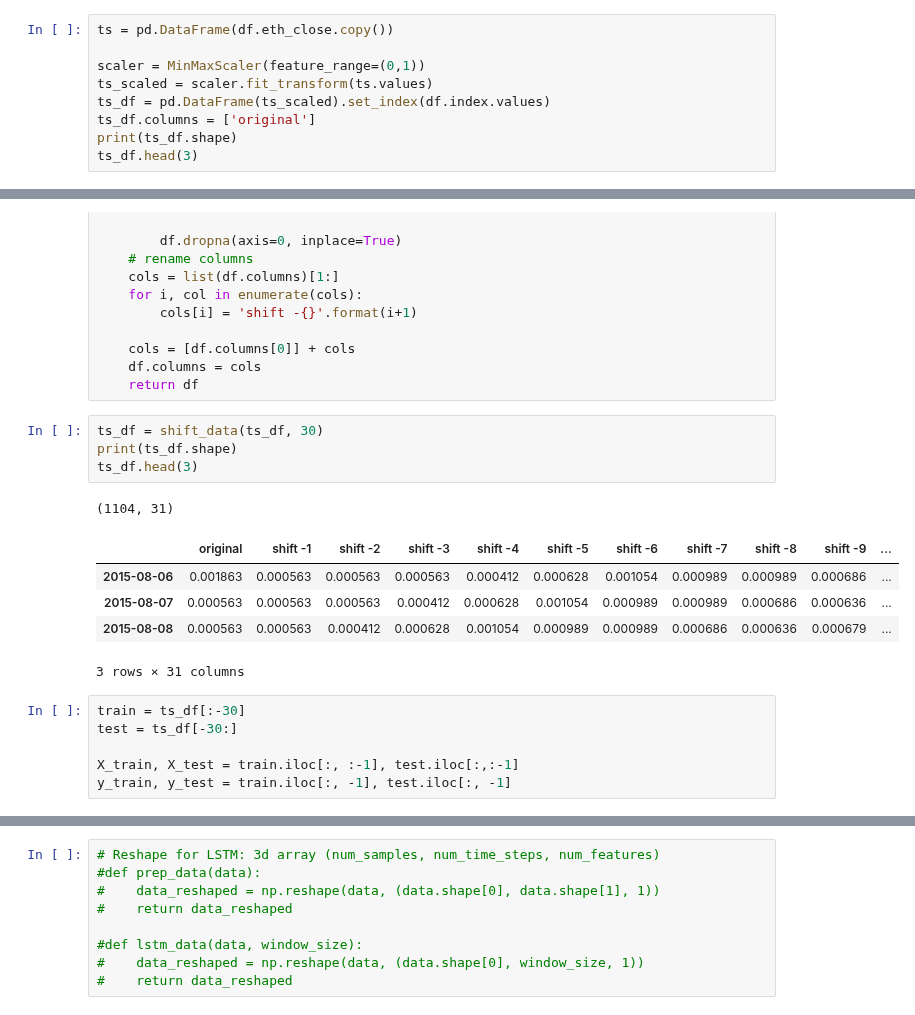
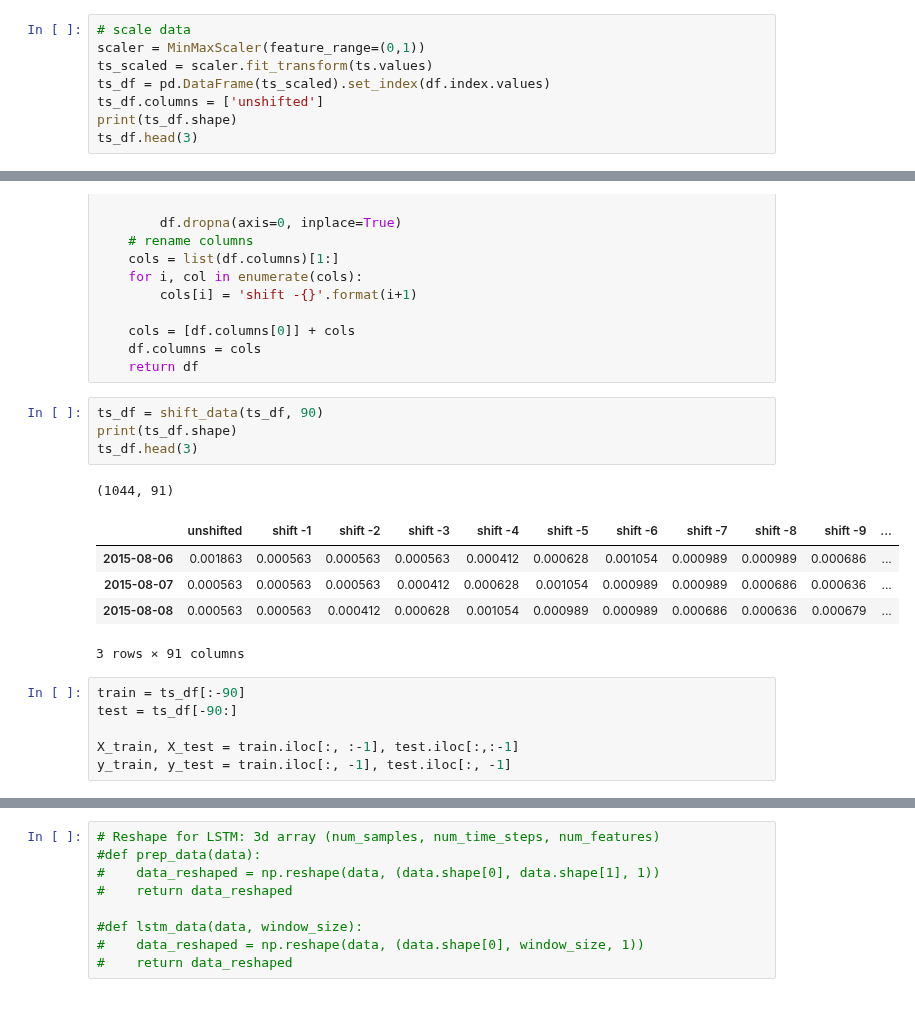
Before and after one commit to brianmcguckin/thinkful_unit_06_specializations, a Jupyter notebook: eth_tsa/lstm_rnn_moving_window.ipynb, the cells around one changed output, grey strips where cells are left out. Saved outputs shown, nothing was run; the diff lists cells and outputs as text.

```diff
--- a/eth_tsa/lstm_rnn_moving_window.ipynb
+++ b/eth_tsa/lstm_rnn_moving_window.ipynb
@@ -32,10 +59,9 @@ df.set_index("date", drop=True, inplace=True)
 # %%
-ts = pd.DataFrame(df.eth_close.copy())
-
+# scale data
 scaler = MinMaxScaler(feature_range=(0,1))
 ts_scaled = scaler.fit_transform(ts.values)
 ts_df = pd.DataFrame(ts_scaled).set_index(df.index.values)
-ts_df.columns = ['original']
+ts_df.columns = ['unshifted']
 print(ts_df.shape)
 ts_df.head(3)
 # %% [output]
@@ -61,19 +87,19 @@ def shift_data(df, window_size):
     df.columns = cols
     return df
 # %%
-ts_df = shift_data(ts_df, 30)
+ts_df = shift_data(ts_df, 90)
 print(ts_df.shape)
 ts_df.head(3)
 # %% [output]
-(1104, 31)
+(1044, 91)
-|  | original | shift -1 | shift -2 | shift -3 | shift -4 | shift -5 | shift -6 | shift -7 | shift -8 | shift -9 | ... |
+|  | unshifted | shift -1 | shift -2 | shift -3 | shift -4 | shift -5 | shift -6 | shift -7 | shift -8 | shift -9 | ... |
 | 2015-08-06 | 0.001863 | 0.000563 | 0.000563 | 0.000563 | 0.000412 | 0.000628 | 0.001054 | 0.000989 | 0.000989 | 0.000686 | ... |
 | 2015-08-07 | 0.000563 | 0.000563 | 0.000563 | 0.000412 | 0.000628 | 0.001054 | 0.000989 | 0.000989 | 0.000686 | 0.000636 | ... |
 | 2015-08-08 | 0.000563 | 0.000563 | 0.000412 | 0.000628 | 0.001054 | 0.000989 | 0.000989 | 0.000686 | 0.000636 | 0.000679 | ... |
-3 rows × 31 columns
+3 rows × 91 columns
 # %%
-train = ts_df[:-30]
-test = ts_df[-30:]
+train = ts_df[:-90]
+test = ts_df[-90:]
 
 X_train, X_test = train.iloc[:, :-1], test.iloc[:,:-1]
 y_train, y_test = train.iloc[:, -1], test.iloc[:, -1]
```
Also changed, not shown: parts of 10 cells of this notebook, 1 other file.
